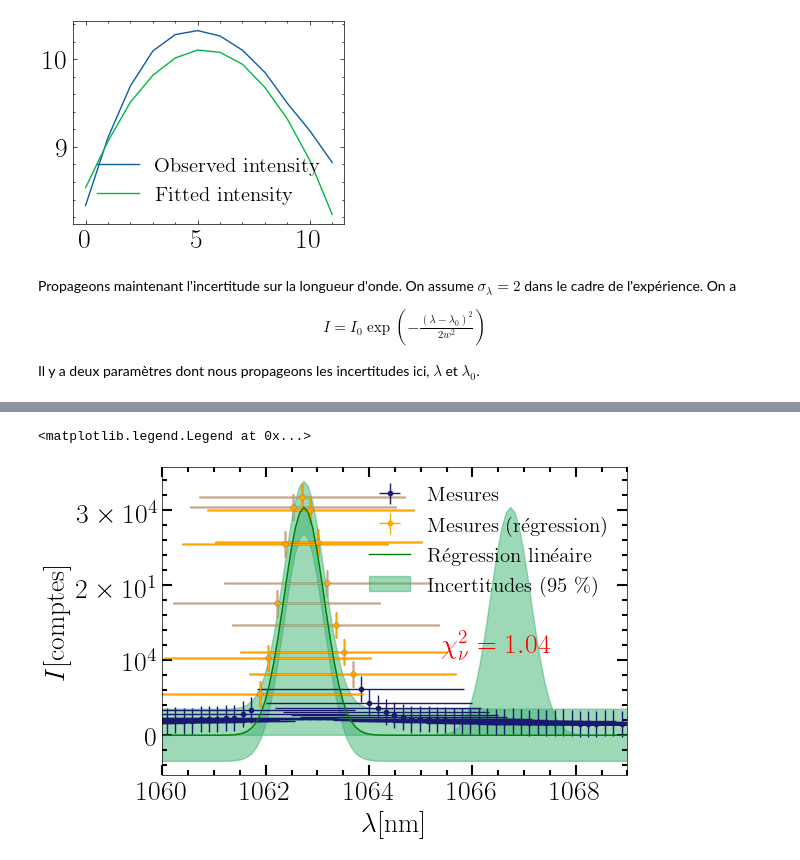
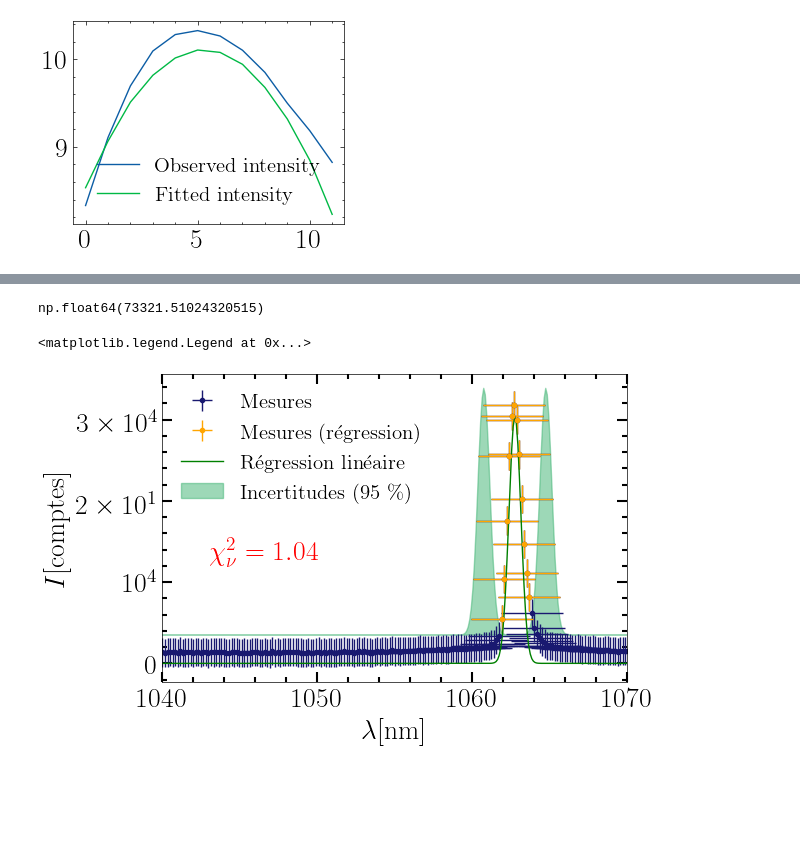
Before and after one commit to EnceladeCandy/phy3040, a Jupyter notebook: notebooks/optique_non_lineaire.ipynb, the cells around one changed output, grey strips where cells are left out. Drawn from its saved outputs; the diff is of its cells as text; code cells hidden in the pictures; blank space fills up the shorter version.

Commit message:
Second plot

```diff
--- a/notebooks/optique_non_lineaire.ipynb
+++ b/notebooks/optique_non_lineaire.ipynb
@@ -510,14 +531,6 @@ plt.legend()
 # %% [output]
 <matplotlib.legend.Legend at 0x...>
 [figure]
-# %% [markdown]
-Propageons maintenant l'incertitude sur la longueur d'onde. On assume $\sigma_{\lambda}=2$ dans le cadre de l'expérience. On a
-$$
-\begin{align}
-I = I_0 \exp\left(-\frac{\left(\lambda -\lambda_0\right)^2}{2 w^2}\right)
-\end{align}
-$$
-Il y a deux paramètres dont nous propageons les incertitudes ici, $\lambda$ et $\lambda_0$.
 # %% [markdown]
 <!-- Parfait, nous avons nos valeurs physiques optimales. Maintenant, propageons les incertitudes sur notre profil Gaussien pour obtenir une incertitude sur les prédictions de notre modèle.
 $$
@@ -543,38 +556,48 @@ $$
 \frac{\partial I}{\partial w^2} &= \frac{I_{0}}{2w^4}(\lambda - \lambda_0)^2\exp\left(-\frac{(\lambda-\lambda_0)^2}{2w^2}\right)
 \end{align}
 $$ -->
+# %%
+std_intensity(wavelength_fit, phys_fitted[1], sigma_wavelength).max()
+# %% [output]
+np.float64(73321.51024320515)
 # %%
-wavelength_fit = np.linspace(wavelength.min()-20, wavelength.max()+20, 500)
+wavelength_fit = np.linspace(wavelength.min()-500, wavelength.max()+500, int(1e4))
 
 
 fig, axs = plt.subplots(1, 1, figsize = (6, 4))
 ax = axs
 sigma_wavelength = 2
 ax.errorbar(x = wavelength_full, y = intensity_full, fmt = ".", xerr=sigma_wavelength, yerr=sigma_intensity, label = "Mesures", color = "midnightblue")
 ax.errorbar(x = wavelength, y = intensity, fmt = ".", xerr=sigma_wavelength, yerr=sigma_intensity, label = "Mesures (régression)", color = "orange")
 intensity_prediction = gaussian_profile(wavelength_fit, *phys_fitted)
 ax.plot(wavelength_fit, intensity_prediction, label = "Régression linéaire", color = "green")
 k = 2
-ax.fill_between(wavelength_fit, intensity_prediction-k * sigma_intensity, intensity_prediction + k * sigma_intensity, label = "Incertitudes (95 \%)", color = "mediumseagreen", alpha = 0.5)
-ax.fill_betweenx(intensity_prediction, wavelength_fit, wavelength_fit + k * sigma_wavelength, color = "mediumseagreen", alpha = 0.5)
+intensity_min = intensity_prediction - k * (sigma_intensity)
+intensity_max = intensity_prediction + k * (sigma_intensity)
 
-x_ticks = np.arange(1060, 1069, 2, dtype=np.int16)
+cut_idx = np.argmin(wavelength_fit -  phys_fitted[1])
+ax.fill_betweenx(intensity_max, wavelength_fit-sigma_wavelength, wavelength_fit + sigma_wavelength, label = "Incertitudes (68 \%)", color = "mediumseagreen", alpha = 0.5)
+# ax.fill_betweenx(intensity_prediction, wavelength_fit, wavelength_fit + k * sigma_wavelength, color = "mediumseagreen", alpha = 0.5)
+
+xmin = 1040
+xmax = 1070
+x_ticks = np.arange(xmin, xmax+1, 10, dtype=np.int16)
 x_tick_labels = x_ticks
 y_ticks = np.arange(0, 30001, 10000)
 y_tick_labels = [r"$0$", r"$10^4$", r"$2\times 10^1$", r"$3 \times 10^4$"]
 ax.xaxis.set_ticks(x_ticks)
 ax.xaxis.set_ticklabels(x_tick_labels)
 ax.yaxis.set_ticks(y_ticks)
 ax.yaxis.set_ticklabels(y_tick_labels)
 ax.tick_params(which = 'major', axis = 'both', length = 7, width = 1.5)
 ax.tick_params(which = 'minor', axis = 'both', length = 3.5, width = 1.5)
-ax.annotate(r"$\chi^2_{\nu} = %.2f$"%chi2, xy = (0.6, 0.4), xycoords = 'axes fraction', color = 'r', fontsize = 20)
-ax.set(xlabel = r"$\lambda$[nm]", ylabel = r"$I$[comptes]", xlim = (1060, 1069))
+ax.annotate(r"$\chi^2_{\nu} = %.2f$"%chi2, xy = (0.1, 0.4), xycoords = 'axes fraction', color = 'r', fontsize = 20)
+ax.set(xlabel = r"$\lambda$[nm]", ylabel = r"$I$[comptes]", xlim = (xmin, xmax))
 handles, labels = plt.gca().get_legend_handles_labels()
 order = [2, 3, 0,1]
 
 plt.savefig(os.path.join(figure_folder, 'figure_width.pdf'), bbox_inches = 'tight')
-ax.legend([handles[idx] for idx in order],[labels[idx] for idx in order], loc = "upper right")
+ax.legend([handles[idx] for idx in order],[labels[idx] for idx in order], loc = "upper left")
 # %% [output]
 <matplotlib.legend.Legend at 0x...>
-[figure, old version]
+[figure, new version]
```
Also changed, not shown: parts of 2 cells of this notebook.
